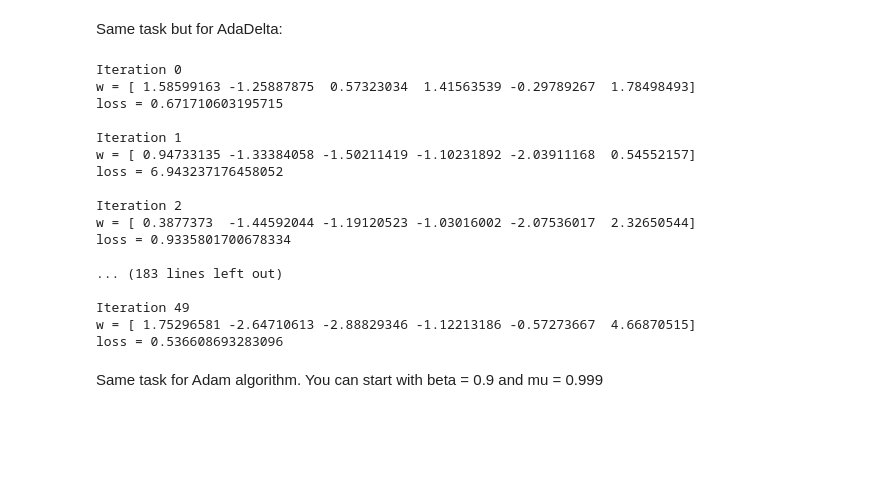
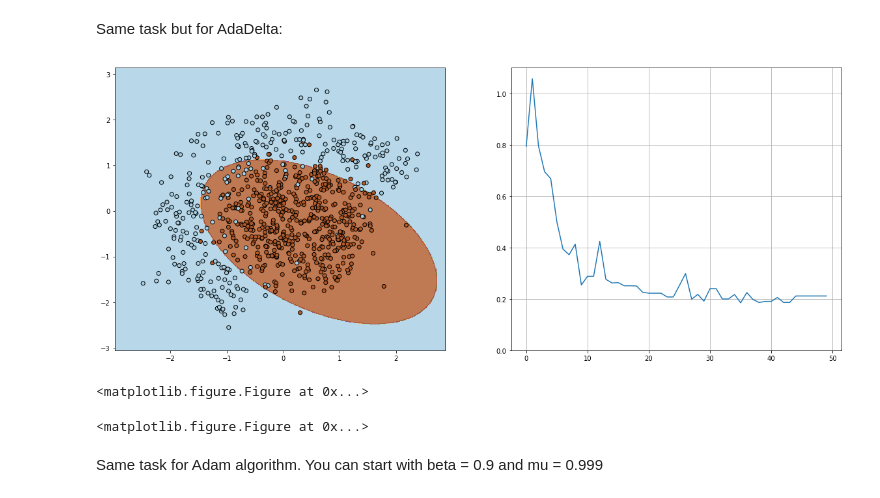
Before and after one commit to ItsLastDay/au_dl_course, a Jupyter notebook: seminar_2/task_1.ipynb, the cells around one changed output. Saved outputs shown, nothing was run; the diff lists cells and outputs as text; code cells hidden in the pictures; blank space fills up the shorter version.

```diff
--- a/seminar_2/task_1.ipynb
+++ b/seminar_2/task_1.ipynb
@@ -284,54 +300,40 @@ Same task but for AdaDelta:
 w = tf.Variable([1,0,0,0,0,0], dtype=tf.float64)
 cache_dist = tf.Variable(0, dtype=tf.float64, trainable=False)
 
-alpha = 0.7 # learning rate
+alpha = 0.3 # learning rate
 beta = 0.9
 eps = 1e-8  # A small constant for numerical stability
 
 n_iter = 50
 batch_size = 4
 loss = np.zeros(n_iter)
 sess.run(tf.global_variables_initializer())
 
 for i in range(n_iter):
     ind = random.sample(range(X.shape[0]), batch_size)
     x_batch = X[ind,:]
     y_batch = y[ind]
 
-    loss[i] = sess.run(compute_loss(x_batch, y_batch, w))
+    loss[i] = sess.run(compute_loss(X, y, w))
 
     gradient = compute_grad(x_batch, y_batch, w)
     cache_upd = (1 - beta) * tf.norm(gradient, ord=2)
 
     cache_dist = cache_dist * beta + cache_upd
 
     optimizer = w.assign(w - alpha / (tf.sqrt(cache_dist) + eps) * gradient)
     sess.run(optimizer)
 
     print('Iteration {}'.format(i))
     print('w = {}'.format(w.eval()))
     print('loss = {}\n'.format(loss[i]))
 
 visualize(X, y, w.eval(), loss, n_iter)
 plt.clf()
 # %% [output]
+[figure, added]
-Iteration 0
-w = [ 1.58599163 -1.25887875  0.57323034  1.41563539 -0.29789267  1.78498493]
-loss = 0.671710603195715
-
-Iteration 1
-w = [ 0.94733135 -1.33384058 -1.50211419 -1.10231892 -2.03911168  0.54552157]
-loss = 6.943237176458052
-
-Iteration 2
-w = [ 0.3877373  -1.44592044 -1.19120523 -1.03016002 -2.07536017  2.32650544]
-loss = 0.9335801700678334
-
-... (183 lines left out)
-
-Iteration 49
-w = [ 1.75296581 -2.64710613 -2.88829346 -1.12213186 -0.57273667  4.66870515]
-loss = 0.536608693283096
+<matplotlib.figure.Figure at 0x...>
+<matplotlib.figure.Figure at 0x...>
 # %% [markdown]
 Same task for Adam algorithm. You can start with beta = 0.9 and mu = 0.999
 # %%
```
Also changed, not shown: parts of 11 cells of this notebook.
